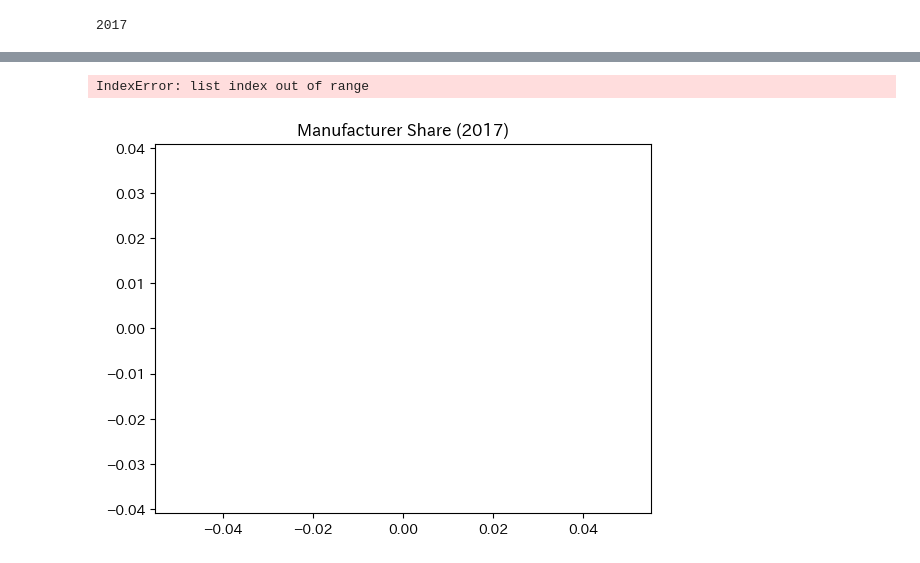
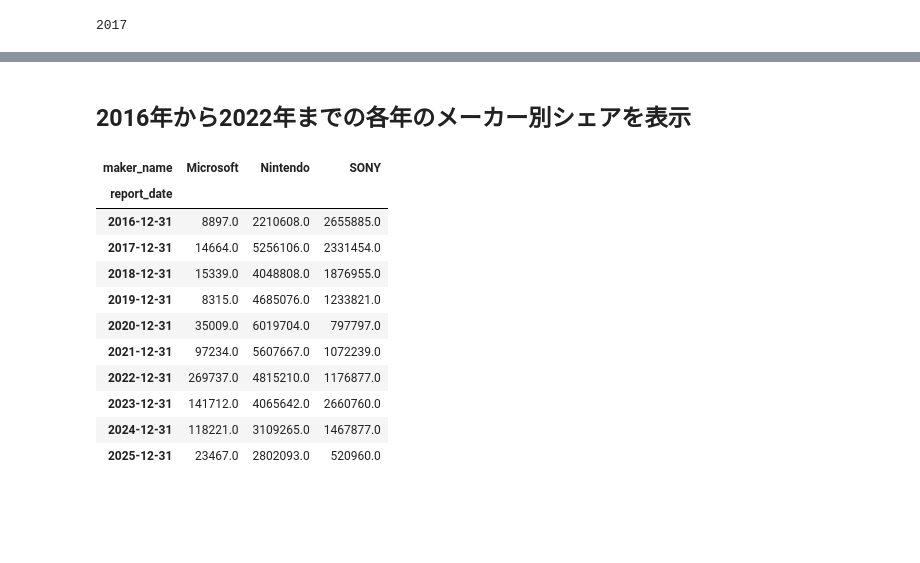
Before and after one commit to hidenden/gamedata, a Jupyter notebook: notebook/play/各年毎のシェア.ipynb, the cells around one changed output, grey strips where cells are left out. Saved outputs shown, nothing was run; the diff lists cells and outputs as text; code cells hidden in the pictures; blank space fills up the shorter version.

```diff
--- a/notebook/play/各年毎のシェア.ipynb
+++ b/notebook/play/各年毎のシェア.ipynb
@@ -258,6 +94,24 @@ AttributeError: 'FuncAnimation' object has no attribute '_frames'
-# %%
-years = list(range(2017, 2023))
-create_animated_pie_chart(hard_sales, years)
-# %% [output]
-IndexError: list index out of range
-[figure, removed]
+# %% [markdown]
+## 2016年から2022年までの各年のメーカー別シェアを表示
+# %%
+maker_sales = hs.pivot_maker(hard_sales)
+maker_sales_by_years = maker_sales.resample('Y').sum()
+maker_sales_after_2016 = maker_sales_by_years.loc['2016':]
+maker_sales_after_2016
+
+# 全ての値が0の列を削除
+maker_sales_after_2016 = maker_sales_after_2016.loc[:, (maker_sales_after_2016 != 0).any(axis=0)]
+maker_sales_after_2016
+# %% [output]
+| maker_name | Microsoft | Nintendo | SONY |
+| report_date |  |  |  |
+| 2016-12-31 | 8897.0 | 2210608.0 | 2655885.0 |
+| 2017-12-31 | 14664.0 | 5256106.0 | 2331454.0 |
+| 2018-12-31 | 15339.0 | 4048808.0 | 1876955.0 |
+| 2019-12-31 | 8315.0 | 4685076.0 | 1233821.0 |
+| 2020-12-31 | 35009.0 | 6019704.0 | 797797.0 |
+| 2021-12-31 | 97234.0 | 5607667.0 | 1072239.0 |
+| 2022-12-31 | 269737.0 | 4815210.0 | 1176877.0 |
+| 2023-12-31 | 141712.0 | 4065642.0 | 2660760.0 |
+| 2024-12-31 | 118221.0 | 3109265.0 | 1467877.0 |
+| 2025-12-31 | 23467.0 | 2802093.0 | 520960.0 |
```
Also changed, not shown: parts of 11 cells of this notebook.
